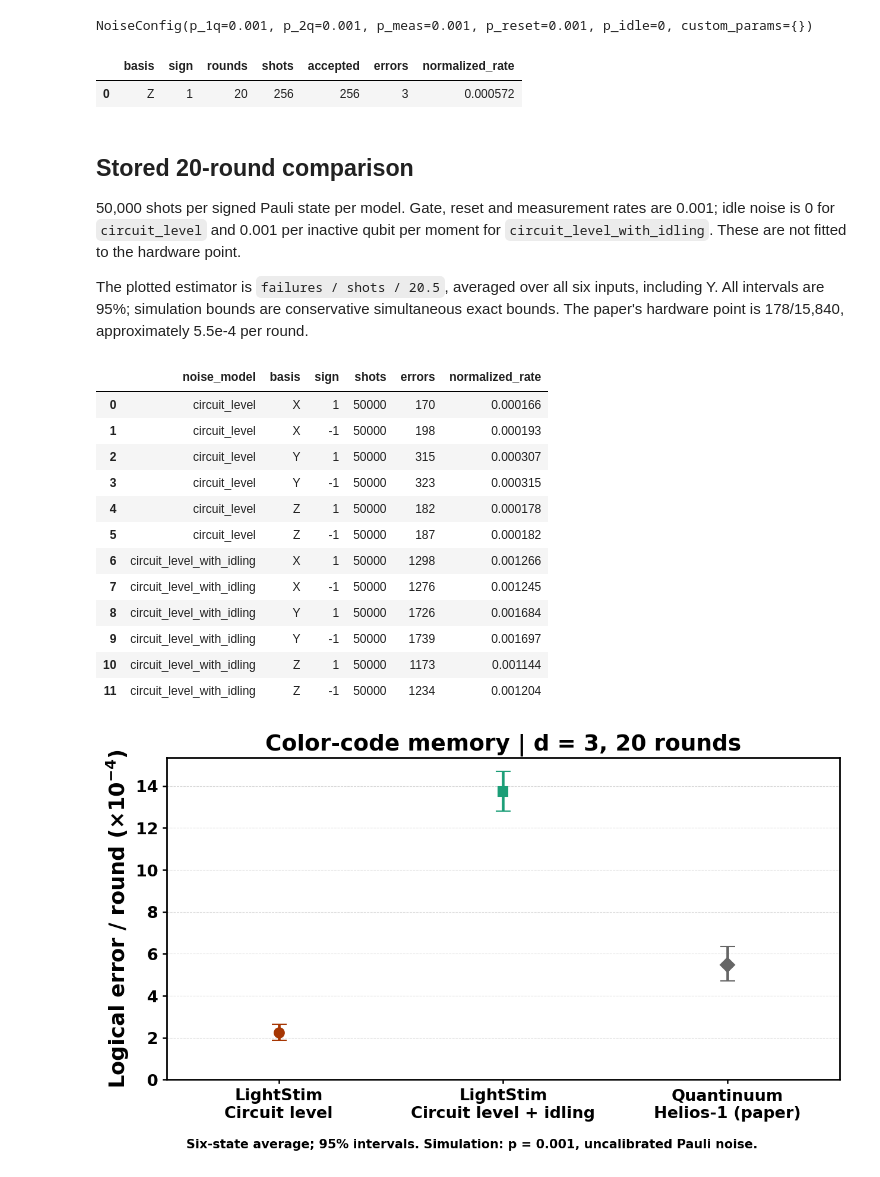
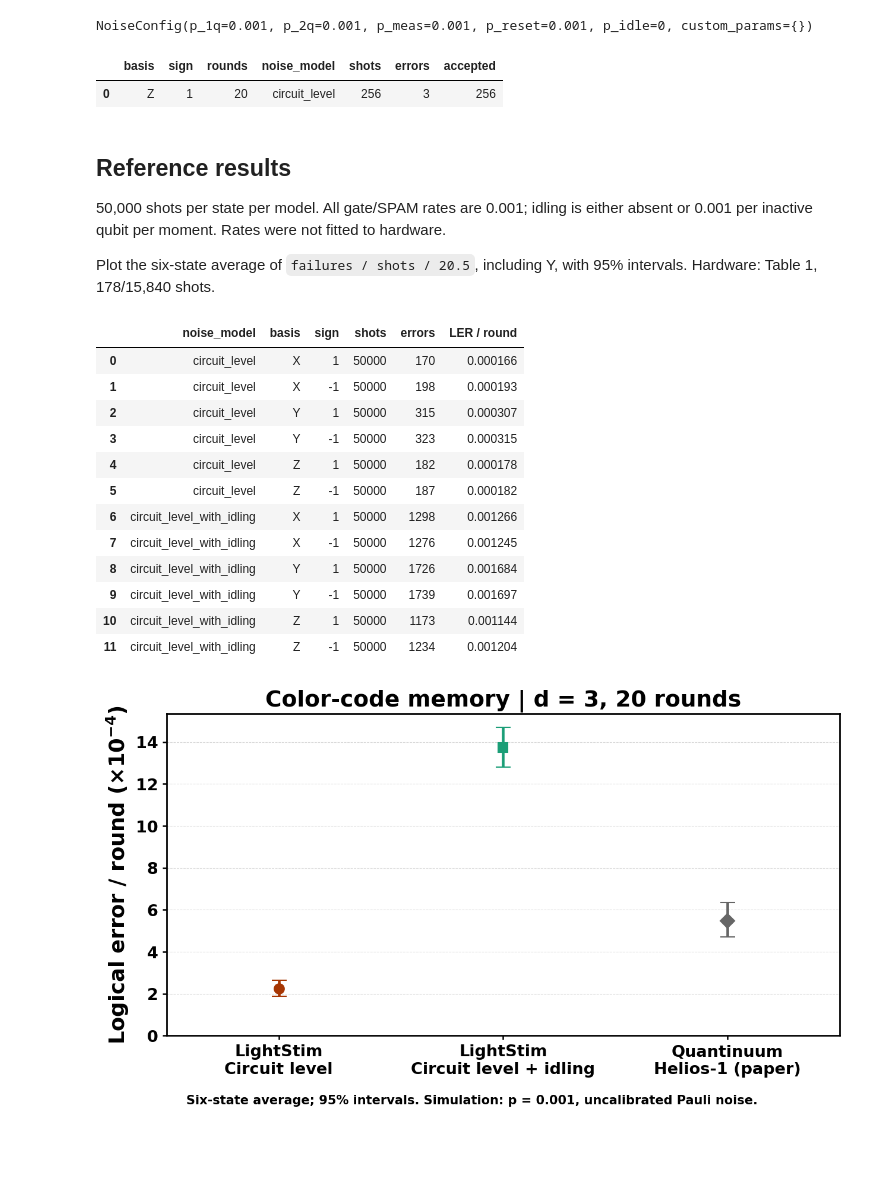
Before and after one commit to QuTone/LightStim, a Jupyter notebook: examples/quantinuum_color_code_memory/memory.ipynb, the cells around one changed output. Drawn from its saved outputs; the diff is of its cells as text; code cells hidden in the pictures; blank space fills up the shorter version.

```diff
--- a/examples/quantinuum_color_code_memory/memory.ipynb
+++ b/examples/quantinuum_color_code_memory/memory.ipynb
@@ -35,26 +34,27 @@ This uses the standard `SimulationPipeline` with Tesseract and physical-circuit
 # %%
 model = 'circuit_level'
 display(noise_config(model))
 small_run = run_case(basis='Z', rounds=20, shots=256, noise_model=model)
-display(pd.DataFrame([{key: small_run[key] for key in
-                      ('basis', 'sign', 'rounds', 'shots', 'accepted', 'errors', 'normalized_rate')}]))
+display(pd.DataFrame([small_run]).drop(columns='circuit_sha256'))
 # %% [output]
 NoiseConfig(p_1q=0.001, p_2q=0.001, p_meas=0.001, p_reset=0.001, p_idle=0, custom_params={})
-|  | basis | sign | rounds | shots | accepted | errors | normalized_rate |
-| 0 | Z | 1 | 20 | 256 | 256 | 3 | 0.000572 |
+|  | basis | sign | rounds | noise_model | shots | errors | accepted |
+| 0 | Z | 1 | 20 | circuit_level | 256 | 3 | 256 |
 # %% [markdown]
-## Stored 20-round comparison
+## Reference results
 
-50,000 shots per signed Pauli state per model. Gate, reset and measurement rates are 0.001; idle noise is 0 for `circuit_level` and 0.001 per inactive qubit per moment for `circuit_level_with_idling`. These are not fitted to the hardware point.
+50,000 shots per state per model. All gate/SPAM rates are 0.001; idling is either absent or 0.001 per inactive qubit per moment. Rates were not fitted to hardware.
 
-The plotted estimator is `failures / shots / 20.5`, averaged over all six inputs, including Y. All intervals are 95%; simulation bounds are conservative simultaneous exact bounds. The paper's hardware point is 178/15,840, approximately 5.5e-4 per round.
+Plot the six-state average of `failures / shots / 20.5`, including Y, with 95% intervals. Hardware: Table 1, 178/15,840 shots.
 # %%
 report = json.loads((HERE / 'results.json').read_text())
-display(pd.DataFrame(report['cases'])[['noise_model', 'basis', 'sign', 'shots', 'errors', 'normalized_rate']])
+counts = pd.DataFrame(report['cases'])
+counts['LER / round'] = counts.errors / counts.shots / (counts.rounds + 0.5)
+display(counts[['noise_model', 'basis', 'sign', 'shots', 'errors', 'LER / round']])
 figure = plot_comparison(report)
 plt.show()
 # %% [output]
-|  | noise_model | basis | sign | shots | errors | normalized_rate |
+|  | noise_model | basis | sign | shots | errors | LER / round |
 | 0 | circuit_level | X | 1 | 50000 | 170 | 0.000166 |
 | 1 | circuit_level | X | -1 | 50000 | 198 | 0.000193 |
 | 2 | circuit_level | Y | 1 | 50000 | 315 | 0.000307 |
```
Also changed, not shown: parts of 5 cells of this notebook, 5 other files.
